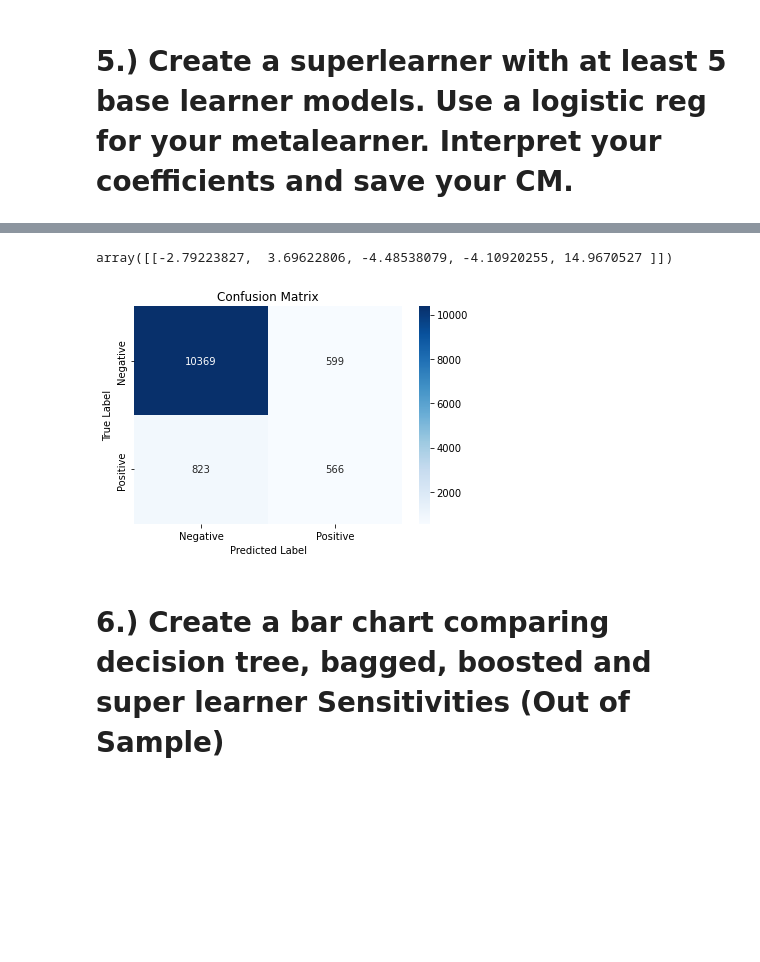
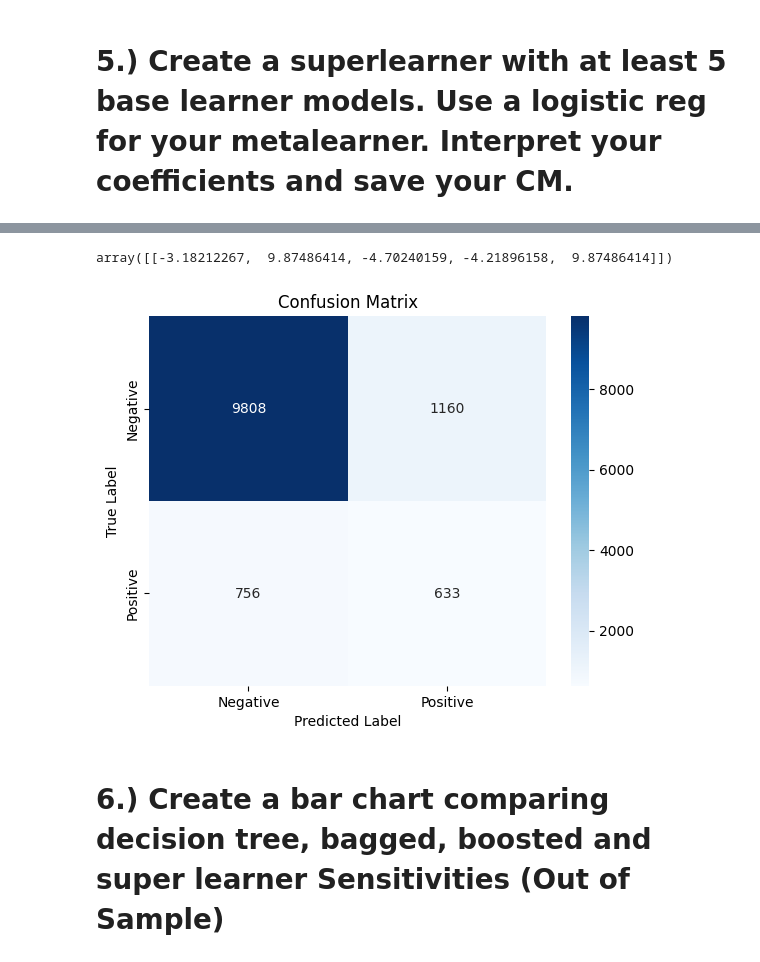
Before and after one commit to Veronicarx77/441B-1, a Jupyter notebook: Week_8_HW.ipynb, the cells around one changed output, grey strips where cells are left out. Saved outputs shown, nothing was run; the diff lists cells and outputs as text; code cells hidden in the pictures; blank space fills up the shorter version.

```diff
--- a/Week_8_HW.ipynb
+++ b/Week_8_HW.ipynb
@@ -208,7 +212,10 @@ from mlens.ensemble import SuperLearner
 base_estimators = [
     LogisticRegression(),
     RandomForestClassifier(),
-    AdaBoostClassifier(),
     KNeighborsClassifier(n_neighbors=5),
-    BaggingClassifier()
+    DecisionTreeClassifier(),
+    AdaBoostClassifier()
 ]
+
+super_learner = SuperLearner(folds=10,random_state=42)
+super_learner.add(base_estimators)
@@ -231,3 +234,2 @@ SuperLearner(array_check=None, backend=None, folds=10,
 # %%
-super_learner.fit(X_scaled,y_train)
-base_predictions = super_learner.predict(X_scaled)
+super_learner.fit(X_scaled,y_train.values.ravel())
@@ -236,3 +250,4 @@ base_predictions = super_learner.predict(X_scaled)
 # %%
-log_reg = LogisticRegression(fit_intercept=False).fit(base_predictions,y_train)
-y_pred_sl = log_reg.predict(super_learner.predict(X_test))
+### INTERPRET COEFFICIENTS
+log_reg = LogisticRegression(fit_intercept =False).fit(base_predictions, y_train.values.ravel())
+y_pred_stk = log_reg.predict(super_learner.predict(X_test))
@@ -241,4 +254,4 @@ y_pred_sl = log_reg.predict(super_learner.predict(X_test))
 # %%
 log_reg.coef_
 # %% [output]
-array([[-2.79223827,  3.69622806, -4.48538079, -4.10920255, 14.9670527 ]])
+array([[-3.18212267,  9.87486414, -4.70240159, -4.21896158,  9.87486414]])
@@ -245,17 +260,17 @@ array([[-2.79223827,  3.69622806, -4.48538079, -4.10920255, 14.9670527 ]])
 # %%
 ### MAKE, SAVE AND VISUALIZE YOUR CONFUSION MATRIX
 y_true = y_test
-cm_sl = confusion_matrix(y_true, y_pred_sl)
+cm_stk = confusion_matrix(y_true,y_pred_stk)
 
 class_labels = ['Negative', 'Positive']
 
 # Plot the confusion matrix as a heatmap
-sns.heatmap(cm_sl, annot=True, fmt='d', cmap='Blues', xticklabels=class_labels, yticklabels=class_labels)
+sns.heatmap(cm_stk, annot=True, fmt='d', cmap='Blues', xticklabels=class_labels, yticklabels=class_labels)
 plt.title('Confusion Matrix')
 plt.xlabel('Predicted Label')
 plt.ylabel('True Label')
 plt.show()
 # %% [output]
-[figure, old version]
+[figure, new version]
 # %% [markdown]
 # 6.) Create a bar chart comparing decision tree, bagged, boosted and super learner Sensitivities (Out of Sample)
```
Also changed, not shown: parts of 26 cells of this notebook.
